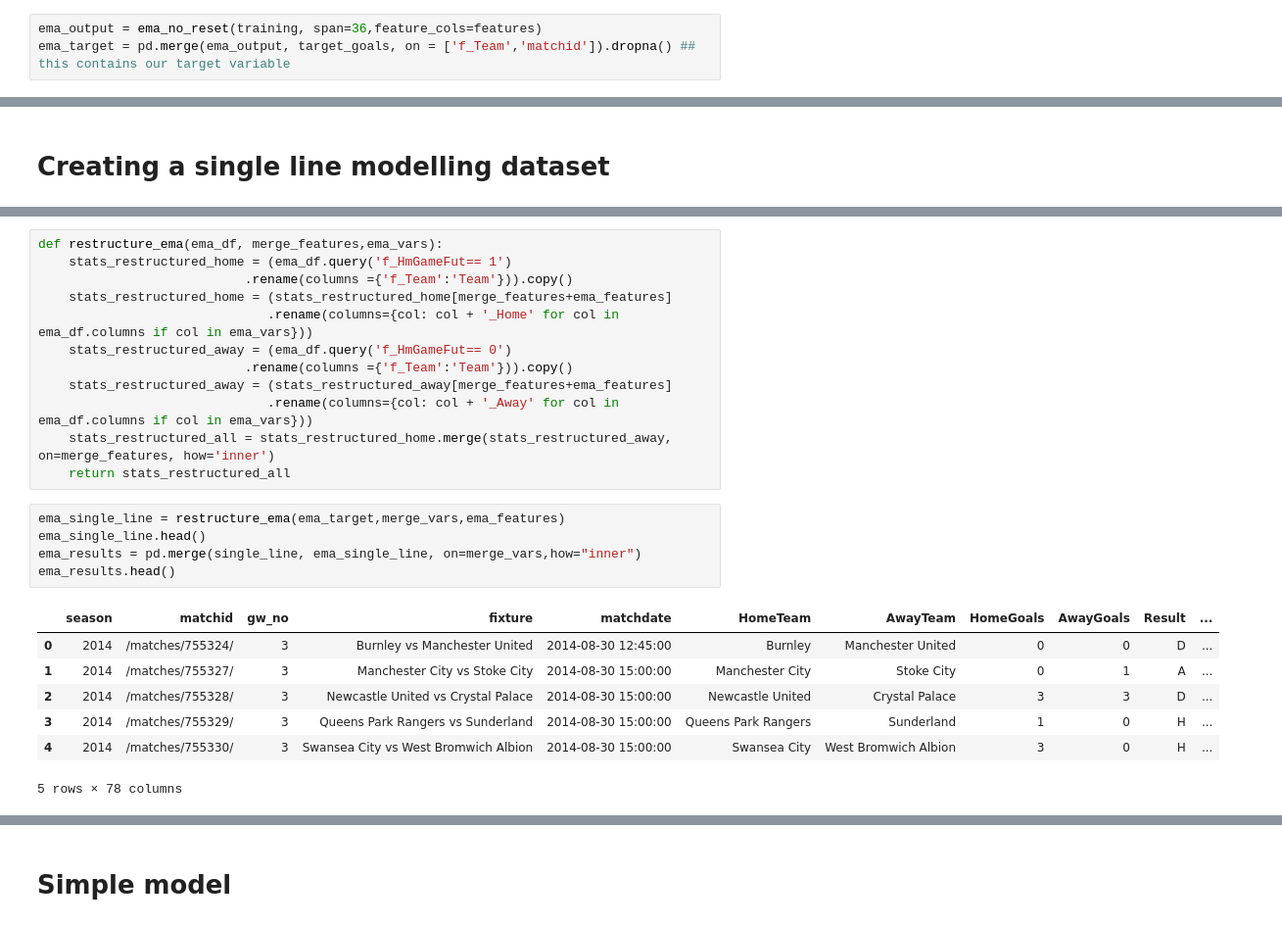
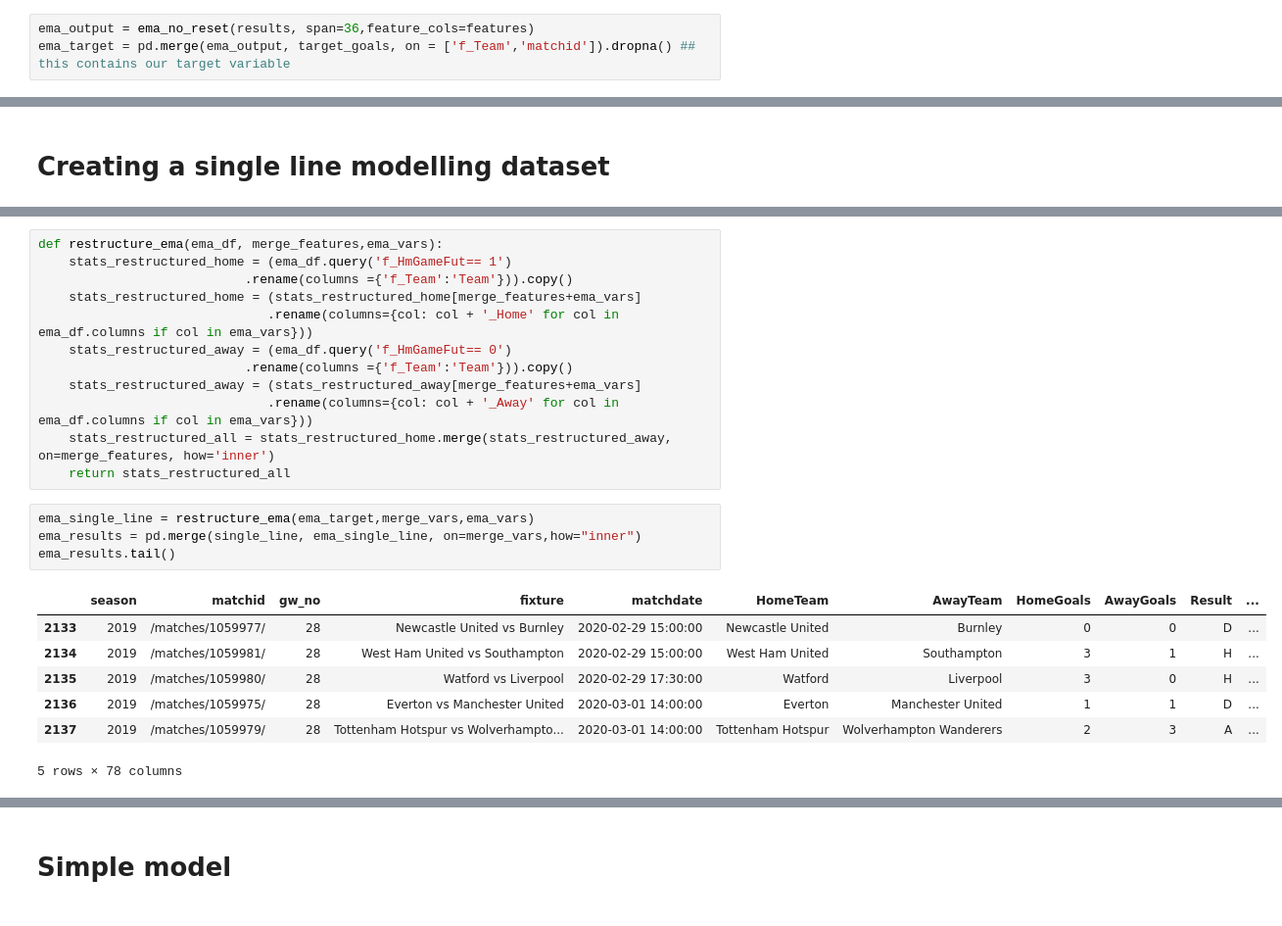
Before and after one commit to ByronT14/EPL-Predictions, a Jupyter notebook: _03_PredictResult.ipynb, the cells around one changed output, grey strips where cells are left out. Shown at 98% size. Saved outputs shown, nothing was run; the diff lists cells and outputs as text.

```diff
--- a/_03_PredictResult.ipynb
+++ b/_03_PredictResult.ipynb
@@ -206,4 +266,4 @@ target_goals.head()
 # %%
-ema_output = ema_no_reset(training, span=36,feature_cols=features)
+ema_output = ema_no_reset(results, span=36,feature_cols=features)
 ema_target = pd.merge(ema_output, target_goals, on = ['f_Team','matchid']).dropna() ## this contains our target variable
 # %%
@@ -229,24 +291,23 @@ print(ema_vars)
 def restructure_ema(ema_df, merge_features,ema_vars):
     stats_restructured_home = (ema_df.query('f_HmGameFut== 1')
                            .rename(columns ={'f_Team':'Team'})).copy()
-    stats_restructured_home = (stats_restructured_home[merge_features+ema_features]
+    stats_restructured_home = (stats_restructured_home[merge_features+ema_vars]
                               .rename(columns={col: col + '_Home' for col in ema_df.columns if col in ema_vars}))
     stats_restructured_away = (ema_df.query('f_HmGameFut== 0')
                            .rename(columns ={'f_Team':'Team'})).copy()
-    stats_restructured_away = (stats_restructured_away[merge_features+ema_features]
+    stats_restructured_away = (stats_restructured_away[merge_features+ema_vars]
                               .rename(columns={col: col + '_Away' for col in ema_df.columns if col in ema_vars}))
     stats_restructured_all = stats_restructured_home.merge(stats_restructured_away, on=merge_features, how='inner')
     return stats_restructured_all
 # %%
-ema_single_line = restructure_ema(ema_target,merge_vars,ema_features)
-ema_single_line.head()
+ema_single_line = restructure_ema(ema_target,merge_vars,ema_vars)
 ema_results = pd.merge(single_line, ema_single_line, on=merge_vars,how="inner")
-ema_results.head()
+ema_results.tail()
 # %% [output]
 |  | season | matchid | gw_no | fixture | matchdate | HomeTeam | AwayTeam | HomeGoals | AwayGoals | Result | ... |
-| 0 | 2014 | /matches/755324/ | 3 | Burnley vs Manchester United | 2014-08-30 12:45:00 | Burnley | Manchester United | 0 | 0 | D | ... |
-| 1 | 2014 | /matches/755327/ | 3 | Manchester City vs Stoke City | 2014-08-30 15:00:00 | Manchester City | Stoke City | 0 | 1 | A | ... |
-| 2 | 2014 | /matches/755328/ | 3 | Newcastle United vs Crystal Palace | 2014-08-30 15:00:00 | Newcastle United | Crystal Palace | 3 | 3 | D | ... |
-| 3 | 2014 | /matches/755329/ | 3 | Queens Park Rangers vs Sunderland | 2014-08-30 15:00:00 | Queens Park Rangers | Sunderland | 1 | 0 | H | ... |
-| 4 | 2014 | /matches/755330/ | 3 | Swansea City vs West Bromwich Albion | 2014-08-30 15:00:00 | Swansea City | West Bromwich Albion | 3 | 0 | H | ... |
+| 2133 | 2019 | /matches/1059977/ | 28 | Newcastle United vs Burnley | 2020-02-29 15:00:00 | Newcastle United | Burnley | 0 | 0 | D | ... |
+| 2134 | 2019 | /matches/1059981/ | 28 | West Ham United vs Southampton | 2020-02-29 15:00:00 | West Ham United | Southampton | 3 | 1 | H | ... |
+| 2135 | 2019 | /matches/1059980/ | 28 | Watford vs Liverpool | 2020-02-29 17:30:00 | Watford | Liverpool | 3 | 0 | H | ... |
+| 2136 | 2019 | /matches/1059975/ | 28 | Everton vs Manchester United | 2020-03-01 14:00:00 | Everton | Manchester United | 1 | 1 | D | ... |
+| 2137 | 2019 | /matches/1059979/ | 28 | Tottenham Hotspur vs Wolverhampto... | 2020-03-01 14:00:00 | Tottenham Hotspur | Wolverhampton Wanderers | 2 | 3 | A | ... |
 5 rows × 78 columns
```
Also changed, not shown: parts of 60 cells of this notebook, 5 other files.
